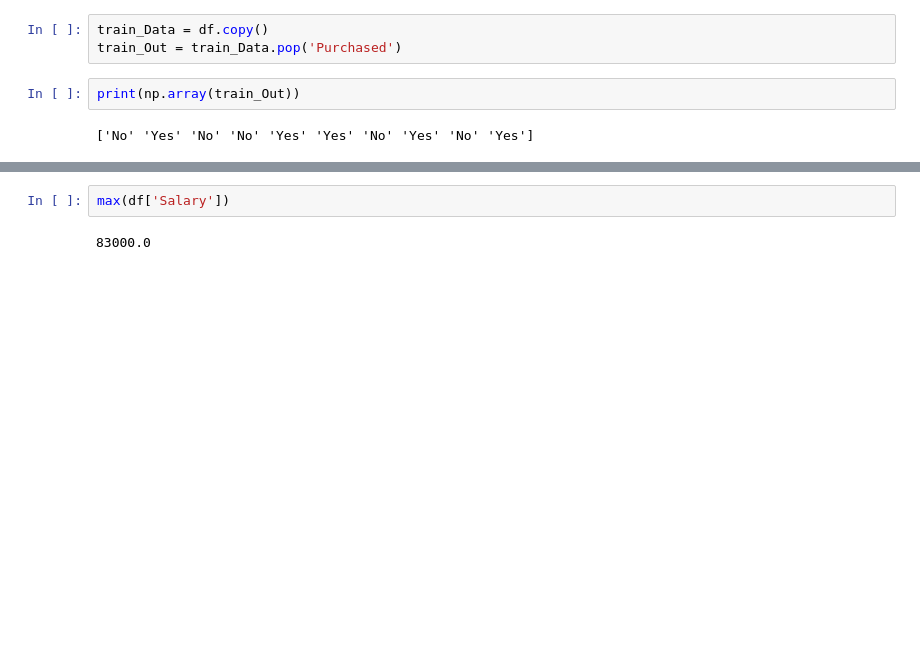
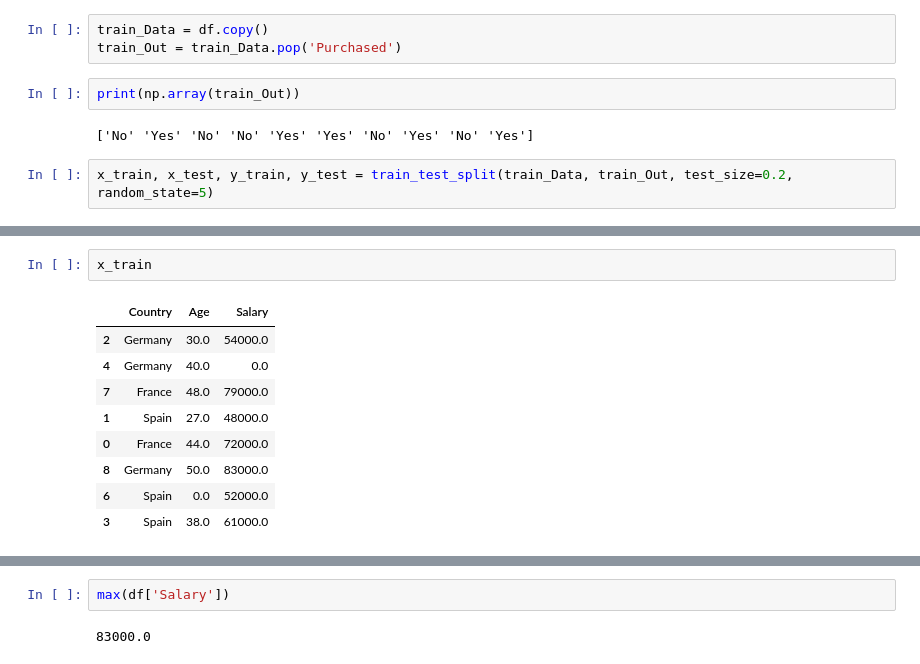
Before and after one commit to ekramasif/Basic-Machine-Learning, a Jupyter notebook: pd_np.ipynb, the cells around one changed output, grey strips where cells are left out. Cells and saved outputs as stored; diff of their text form; blank space fills up the shorter version.

```diff
--- a/pd_np.ipynb
+++ b/pd_np.ipynb
@@ -61,3 +63,5 @@ train_Out = train_Data.pop('Purchased')
 print(np.array(train_Out))
 # %% [output]
 ['No' 'Yes' 'No' 'No' 'Yes' 'Yes' 'No' 'Yes' 'No' 'Yes']
+# %%
+x_train, x_test, y_train, y_test = train_test_split(train_Data, train_Out, test_size=0.2, random_state=5)
@@ -64,3 +74,15 @@ print(np.array(train_Out))
+# %%
+x_train
+# %% [output]
+|  | Country | Age | Salary |
+| 2 | Germany | 30.0 | 54000.0 |
+| 4 | Germany | 40.0 | 0.0 |
+| 7 | France | 48.0 | 79000.0 |
+| 1 | Spain | 27.0 | 48000.0 |
+| 0 | France | 44.0 | 72000.0 |
+| 8 | Germany | 50.0 | 83000.0 |
+| 6 | Spain | 0.0 | 52000.0 |
+| 3 | Spain | 38.0 | 61000.0 |
 # %%
 df.set_index('Country')["Age"].plot.bar(
     xlabel='Country',
```
Also changed, not shown: parts of 7 cells of this notebook.
